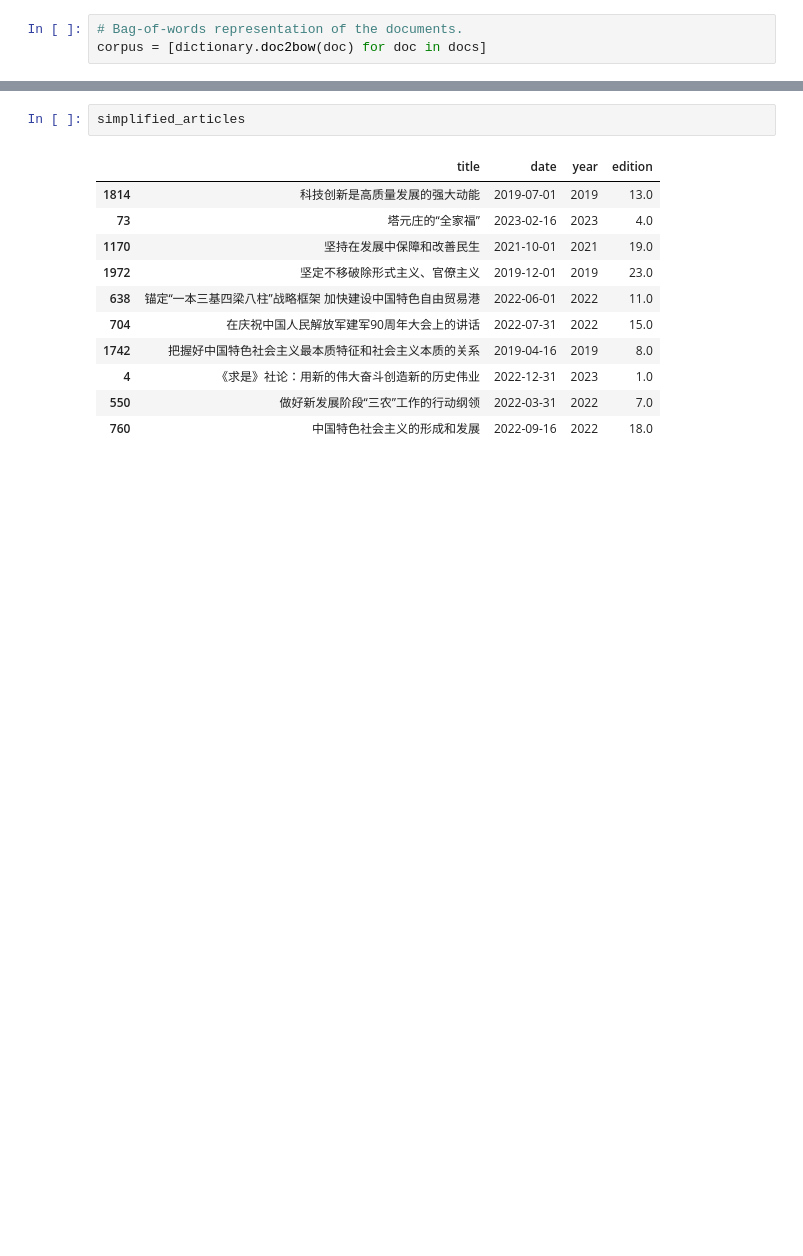
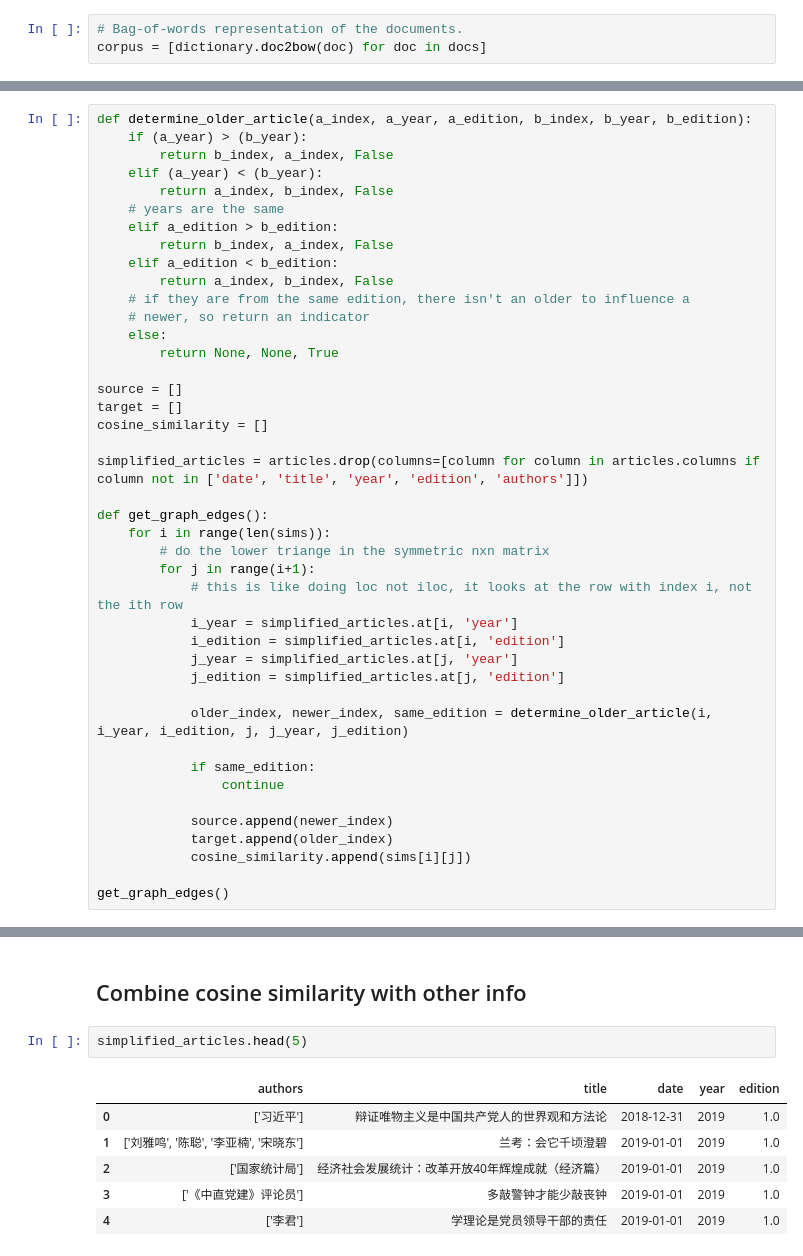
Before and after one commit to calebcsjm/China_Project, a Jupyter notebook: analyze_articles/centrality.ipynb, the cells around one changed output, grey strips where cells are left out. Drawn from its saved outputs; the diff is of its cells as text; blank space fills up the shorter version.

```diff
--- a/analyze_articles/centrality.ipynb
+++ b/analyze_articles/centrality.ipynb
@@ -214,0 +121,42 @@ for i in range(len(sims)):
+# %%
+def determine_older_article(a_index, a_year, a_edition, b_index, b_year, b_edition):
+    if (a_year) > (b_year):
+        return b_index, a_index, False
+    elif (a_year) < (b_year):
+        return a_index, b_index, False
+    # years are the same
+    elif a_edition > b_edition:
+        return b_index, a_index, False
+    elif a_edition < b_edition:
+        return a_index, b_index, False
+    # if they are from the same edition, there isn't an older to influence a
+    # newer, so return an indicator
+    else:
+        return None, None, True
+
+source = []
+target = []
+cosine_similarity = []
+
+simplified_articles = articles.drop(columns=[column for column in articles.columns if column not in ['date', 'title', 'year', 'edition', 'authors']])
+
+def get_graph_edges():
+    for i in range(len(sims)):
+        # do the lower triange in the symmetric nxn matrix
+        for j in range(i+1):
+            # this is like doing loc not iloc, it looks at the row with index i, not the ith row
+            i_year = simplified_articles.at[i, 'year']
+            i_edition = simplified_articles.at[i, 'edition']
+            j_year = simplified_articles.at[j, 'year']
+            j_edition = simplified_articles.at[j, 'edition']
+
+            older_index, newer_index, same_edition = determine_older_article(i, i_year, i_edition, j, j_year, j_edition)
+
+            if same_edition:
+                continue
+
+            source.append(newer_index)
+            target.append(older_index)
+            cosine_similarity.append(sims[i][j])
+
+get_graph_edges()
@@ -215,14 +171,11 @@ for i in range(len(sims)):
+# %% [markdown]
+## Combine cosine similarity with other info
 # %%
-simplified_articles
+simplified_articles.head(5)
 # %% [output]
-|  | title | date | year | edition |
-| 1814 | 科技创新是高质量发展的强大动能 | 2019-07-01 | 2019 | 13.0 |
-| 73 | 塔元庄的“全家福” | 2023-02-16 | 2023 | 4.0 |
-| 1170 | 坚持在发展中保障和改善民生 | 2021-10-01 | 2021 | 19.0 |
-| 1972 | 坚定不移破除形式主义、官僚主义 | 2019-12-01 | 2019 | 23.0 |
-| 638 | 锚定“一本三基四梁八柱”战略框架 加快建设中国特色自由贸易港 | 2022-06-01 | 2022 | 11.0 |
-| 704 | 在庆祝中国人民解放军建军90周年大会上的讲话 | 2022-07-31 | 2022 | 15.0 |
-| 1742 | 把握好中国特色社会主义最本质特征和社会主义本质的关系 | 2019-04-16 | 2019 | 8.0 |
-| 4 | 《求是》社论：用新的伟大奋斗创造新的历史伟业 | 2022-12-31 | 2023 | 1.0 |
-| 550 | 做好新发展阶段“三农”工作的行动纲领 | 2022-03-31 | 2022 | 7.0 |
-| 760 | 中国特色社会主义的形成和发展 | 2022-09-16 | 2022 | 18.0 |
+|  | authors | title | date | year | edition |
+| 0 | ['习近平'] | 辩证唯物主义是中国共产党人的世界观和方法论 | 2018-12-31 | 2019 | 1.0 |
+| 1 | ['刘雅鸣', '陈聪', '李亚楠', '宋晓东'] | 兰考：会它千顷澄碧 | 2019-01-01 | 2019 | 1.0 |
+| 2 | ['国家统计局'] | 经济社会发展统计：改革开放40年辉煌成就（经济篇） | 2019-01-01 | 2019 | 1.0 |
+| 3 | ['《中直党建》评论员'] | 多敲警钟才能少敲丧钟 | 2019-01-01 | 2019 | 1.0 |
+| 4 | ['李君'] | 学理论是党员领导干部的责任 | 2019-01-01 | 2019 | 1.0 |
```
Also changed, not shown: parts of 31 cells of this notebook.
